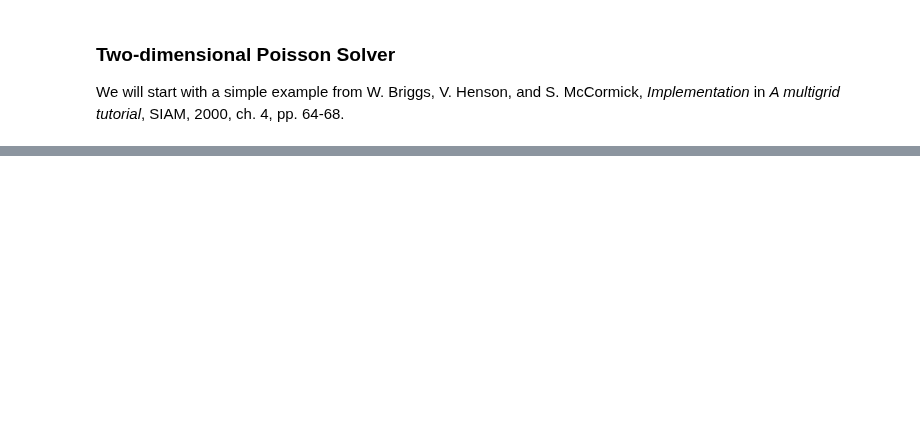
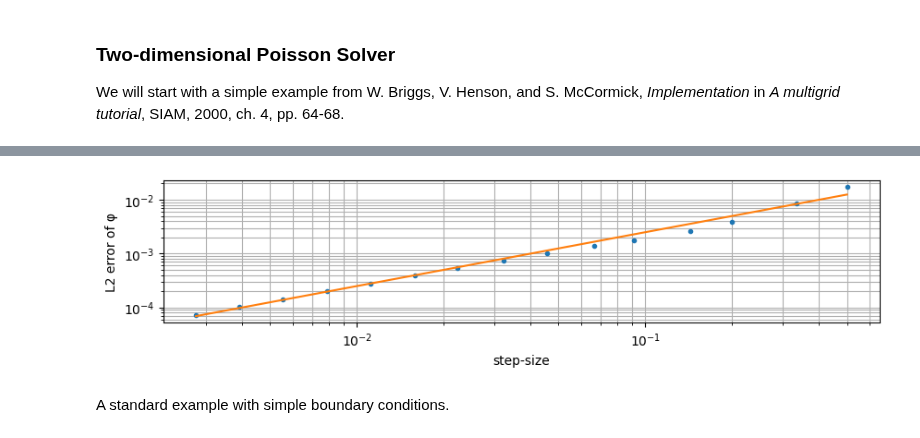
Before and after one commit to bchaber/pole, a Jupyter notebook: Accuracy.ipynb, the cells around one changed output, grey strips where cells are left out. Drawn from its saved outputs; the diff is of its cells as text; code cells hidden in the pictures; blank space fills up the shorter version.

```diff
--- a/Accuracy.ipynb
+++ b/Accuracy.ipynb
@@ -210,5 +213,9 @@ end
 # %%
 figure(figsize=(10, 2))
 loglog(cellsize, L2error, ".")
 loglog(cellsize, 0.025cellsize)
+xlabel("step-size")
+ylabel("L2 error of φ")
 grid(which="both")
+# %% [output]
+[figure, added]
@@ -216,0 +222,2 @@ norm(φ - φref)
+# %% [markdown]
+A standard example with simple boundary conditions.
```
Also changed, not shown: parts of 21 cells of this notebook.
